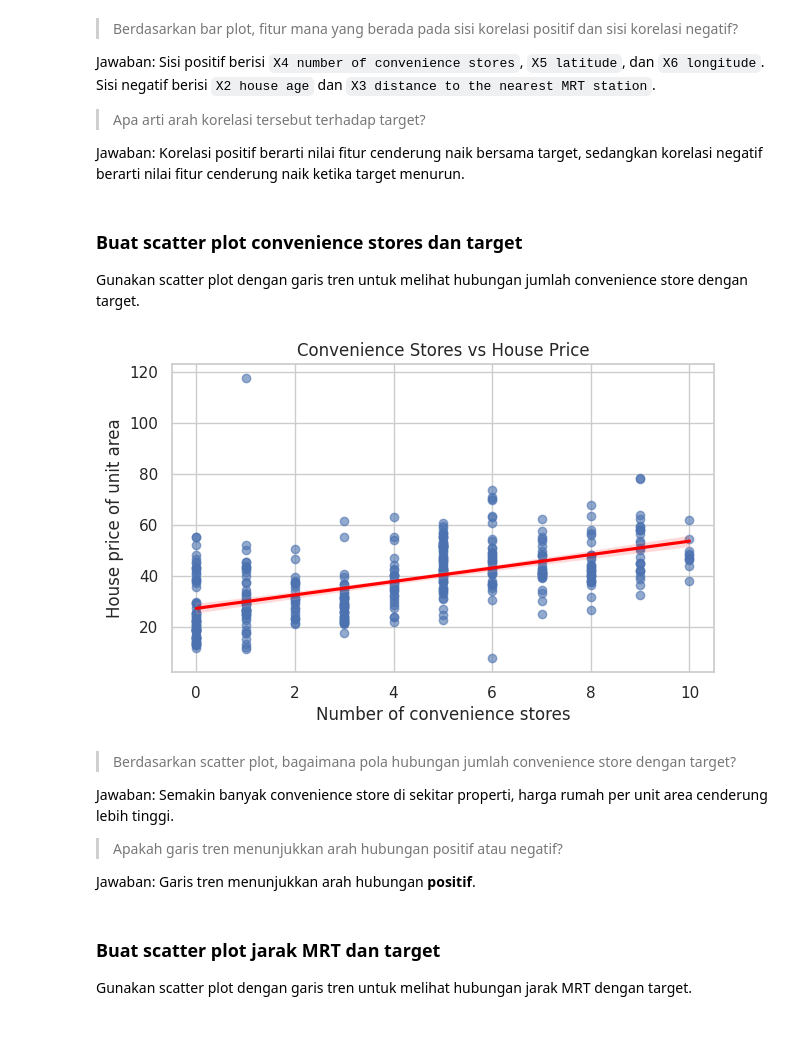
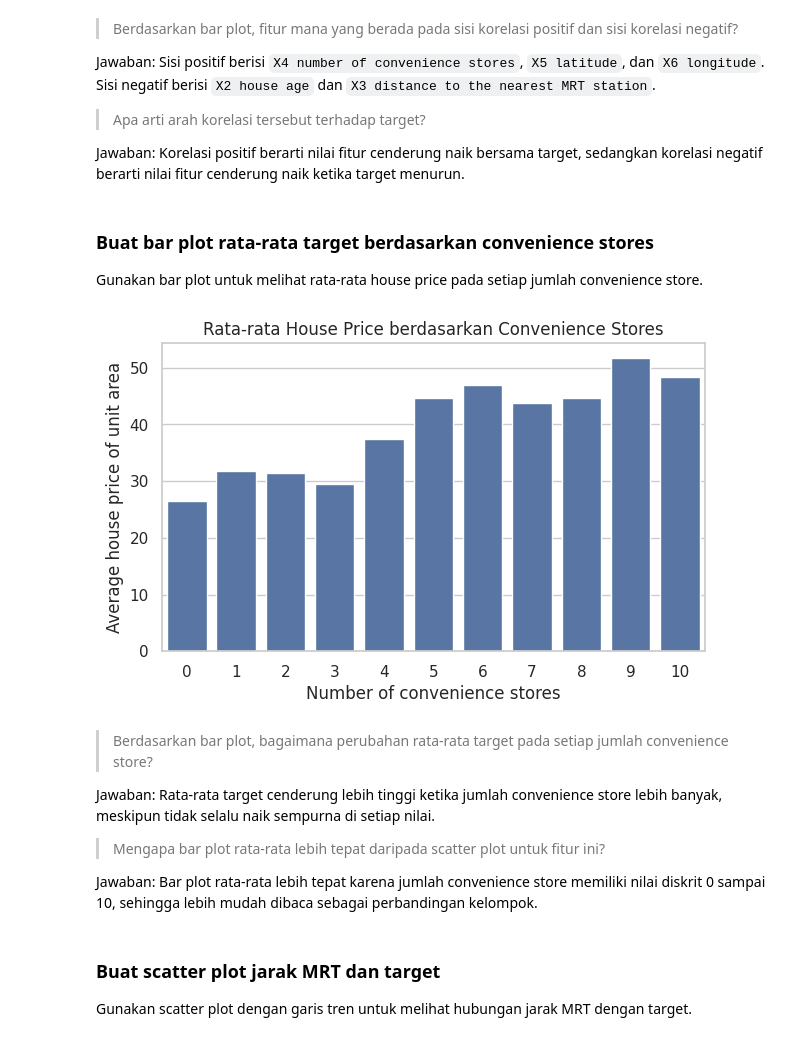
Before and after one commit to fxrdhan/linear_regression_assessment, a Jupyter notebook: 03_real_estate_valuation/Kunci_Jawaban_03_real_estate_valuation_linear_regression.ipynb, the cells around one changed output. Cells and saved outputs as stored; diff of their text form; code cells hidden in the pictures.

Commit message:
fix: use grouped plot for real estate convenience stores

```diff
--- a/03_real_estate_valuation/Kunci_Jawaban_03_real_estate_valuation_linear_regression.ipynb
+++ b/03_real_estate_valuation/Kunci_Jawaban_03_real_estate_valuation_linear_regression.ipynb
@@ -374,32 +374,28 @@ Jawaban: Sisi positif berisi `X4 number of convenience stores`, `X5 latitude`, d
 
 Jawaban: Korelasi positif berarti nilai fitur cenderung naik bersama target, sedangkan korelasi negatif berarti nilai fitur cenderung naik ketika target menurun.
 # %% [markdown]
-### Buat scatter plot convenience stores dan target
+### Buat bar plot rata-rata target berdasarkan convenience stores
 
-Gunakan scatter plot dengan garis tren untuk melihat hubungan jumlah convenience store dengan target.
+Gunakan bar plot untuk melihat rata-rata house price pada setiap jumlah convenience store.
 # %%
+store_mean = df_clean.groupby("X4 number of convenience stores")[TARGET_COL].mean().reset_index()
+
 plt.figure(figsize=(7, 4))
-sns.regplot(
-    data=df_clean,
-    x="X4 number of convenience stores",
-    y=TARGET_COL,
-    scatter_kws={"alpha": 0.6},
-    line_kws={"color": "red"}
-)
-plt.title("Convenience Stores vs House Price")
+sns.barplot(data=store_mean, x="X4 number of convenience stores", y=TARGET_COL)
+plt.title("Rata-rata House Price berdasarkan Convenience Stores")
 plt.xlabel("Number of convenience stores")
-plt.ylabel("House price of unit area")
+plt.ylabel("Average house price of unit area")
 plt.show()
 # %% [output]
-[figure, old version]
+[figure, new version]
 # %% [markdown]
-> Berdasarkan scatter plot, bagaimana pola hubungan jumlah convenience store dengan target?
+> Berdasarkan bar plot, bagaimana perubahan rata-rata target pada setiap jumlah convenience store?
 
-Jawaban: Semakin banyak convenience store di sekitar properti, harga rumah per unit area cenderung lebih tinggi.
+Jawaban: Rata-rata target cenderung lebih tinggi ketika jumlah convenience store lebih banyak, meskipun tidak selalu naik sempurna di setiap nilai.
 
-> Apakah garis tren menunjukkan arah hubungan positif atau negatif?
+> Mengapa bar plot rata-rata lebih tepat daripada scatter plot untuk fitur ini?
 
-Jawaban: Garis tren menunjukkan arah hubungan **positif**.
+Jawaban: Bar plot rata-rata lebih tepat karena jumlah convenience store memiliki nilai diskrit 0 sampai 10, sehingga lebih mudah dibaca sebagai perbandingan kelompok.
 # %% [markdown]
 ### Buat scatter plot jarak MRT dan target
 
```
Also changed, not shown: 1 other file.
